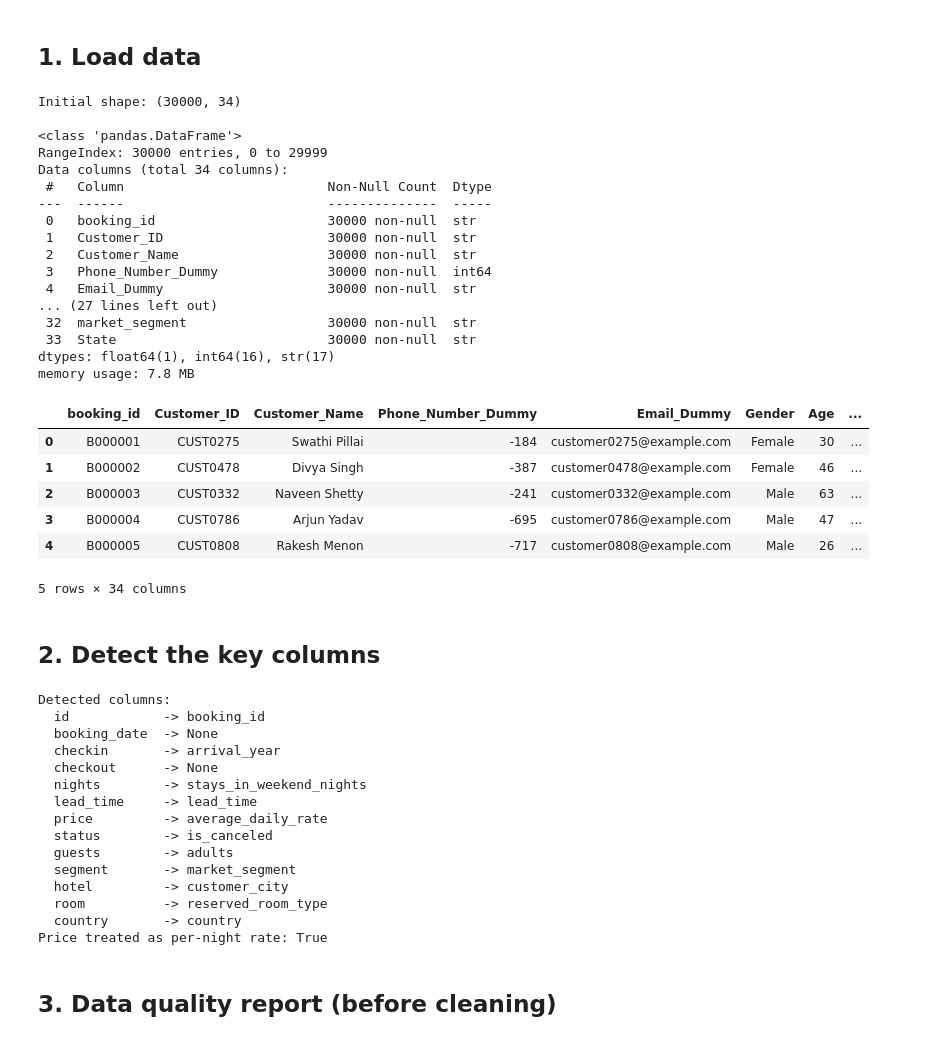
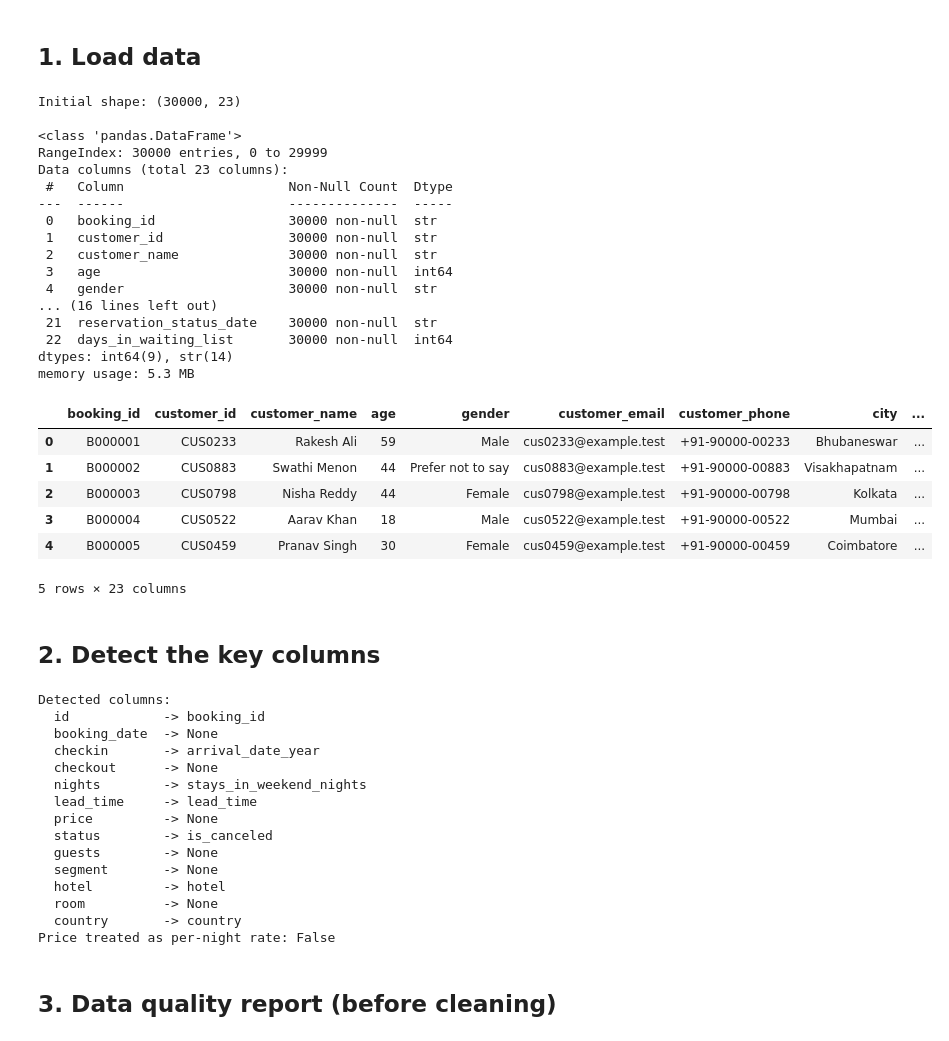
Before and after one commit to Appalanaidu799/luxury-hotel-ai-booking-system, a Jupyter notebook: Week -2/W2_hotel_booking_analysis.ipynb, the cells around one changed output. Drawn from its saved outputs; the diff is of its cells as text; code cells hidden in the pictures.

```diff
--- a/Week -2/W2_hotel_booking_analysis.ipynb
+++ b/Week -2/W2_hotel_booking_analysis.ipynb
@@ -14,40 +14,43 @@ Column names differ between datasets, so Section 2 auto-detects the key columns
 # %% [markdown]
 ## 1. Load data
 # %%
+import json, os, re, warnings
 import numpy as np
 import pandas as pd
 warnings.filterwarnings("ignore")
 
-df_raw = pd.read_csv(r"C:\Users\Surya\Downloads\hospitality_bookings_with_1000_customers.csv")
+DATA_PATH = r"C:\Users\Surya\Downloads\hotel_bookings_with_1000_customers.csv"
+
+df_raw = pd.read_csv(DATA_PATH)
 print("Initial shape:", df_raw.shape)
 print()
 df_raw.info()
 df_raw.head()
 # %% [output]
-Initial shape: (30000, 34)
+Initial shape: (30000, 23)
 
 <class 'pandas.DataFrame'>
 RangeIndex: 30000 entries, 0 to 29999
-Data columns (total 34 columns):
- #   Column                          Non-Null Count  Dtype
----  ------                          --------------  -----
- 0   booking_id                      30000 non-null  str
- 1   Customer_ID                     30000 non-null  str
- 2   Customer_Name                   30000 non-null  str
- 3   Phone_Number_Dummy              30000 non-null  int64
- 4   Email_Dummy                     30000 non-null  str
-... (27 lines left out)
- 32  market_segment                  30000 non-null  str
- 33  State                           30000 non-null  str
-dtypes: float64(1), int64(16), str(17)
-memory usage: 7.8 MB
+Data columns (total 23 columns):
+ #   Column                     Non-Null Count  Dtype
+---  ------                     --------------  -----
+ 0   booking_id                 30000 non-null  str
+ 1   customer_id                30000 non-null  str
+ 2   customer_name              30000 non-null  str
+ 3   age                        30000 non-null  int64
+ 4   gender                     30000 non-null  str
+... (16 lines left out)
+ 21  reservation_status_date    30000 non-null  str
+ 22  days_in_waiting_list       30000 non-null  int64
+dtypes: int64(9), str(14)
+memory usage: 5.3 MB
-|  | booking_id | Customer_ID | Customer_Name | Phone_Number_Dummy | Email_Dummy | Gender | Age | ... |
-| 0 | B000001 | CUST0275 | Swathi Pillai | -184 | customer0275@example.com | Female | 30 | ... |
-| 1 | B000002 | CUST0478 | Divya Singh | -387 | customer0478@example.com | Female | 46 | ... |
-| 2 | B000003 | CUST0332 | Naveen Shetty | -241 | customer0332@example.com | Male | 63 | ... |
-| 3 | B000004 | CUST0786 | Arjun Yadav | -695 | customer0786@example.com | Male | 47 | ... |
-| 4 | B000005 | CUST0808 | Rakesh Menon | -717 | customer0808@example.com | Male | 26 | ... |
+|  | booking_id | customer_id | customer_name | age | gender | customer_email | customer_phone | city | ... |
+| 0 | B000001 | CUS0233 | Rakesh Ali | 59 | Male | cus0233@example.test | +91-90000-00233 | Bhubaneswar | ... |
+| 1 | B000002 | CUS0883 | Swathi Menon | 44 | Prefer not to say | cus0883@example.test | +91-90000-00883 | Visakhapatnam | ... |
+| 2 | B000003 | CUS0798 | Nisha Reddy | 44 | Female | cus0798@example.test | +91-90000-00798 | Kolkata | ... |
+| 3 | B000004 | CUS0522 | Aarav Khan | 18 | Male | cus0522@example.test | +91-90000-00522 | Mumbai | ... |
+| 4 | B000005 | CUS0459 | Pranav Singh | 30 | Female | cus0459@example.test | +91-90000-00459 | Coimbatore | ... |
-5 rows × 34 columns
+5 rows × 23 columns
 # %% [markdown]
 ## 2. Detect the key columns
 # %%
@@ -93,18 +96,18 @@ print("Price treated as per-night rate:", PRICE_IS_PER_NIGHT)
 Detected columns:
   id            -> booking_id
   booking_date  -> None
-  checkin       -> arrival_year
+  checkin       -> arrival_date_year
   checkout      -> None
   nights        -> stays_in_weekend_nights
   lead_time     -> lead_time
-  price         -> average_daily_rate
+  price         -> None
   status        -> is_canceled
-  guests        -> adults
-  segment       -> market_segment
-  hotel         -> customer_city
-  room          -> reserved_room_type
+  guests        -> None
+  segment       -> None
+  hotel         -> hotel
+  room          -> None
   country       -> country
-Price treated as per-night rate: True
+Price treated as per-night rate: False
 # %% [markdown]
 ## 3. Data quality report (before cleaning)
 # %%
```
Also changed, not shown: parts of 11 cells of this notebook, 15 other files.
